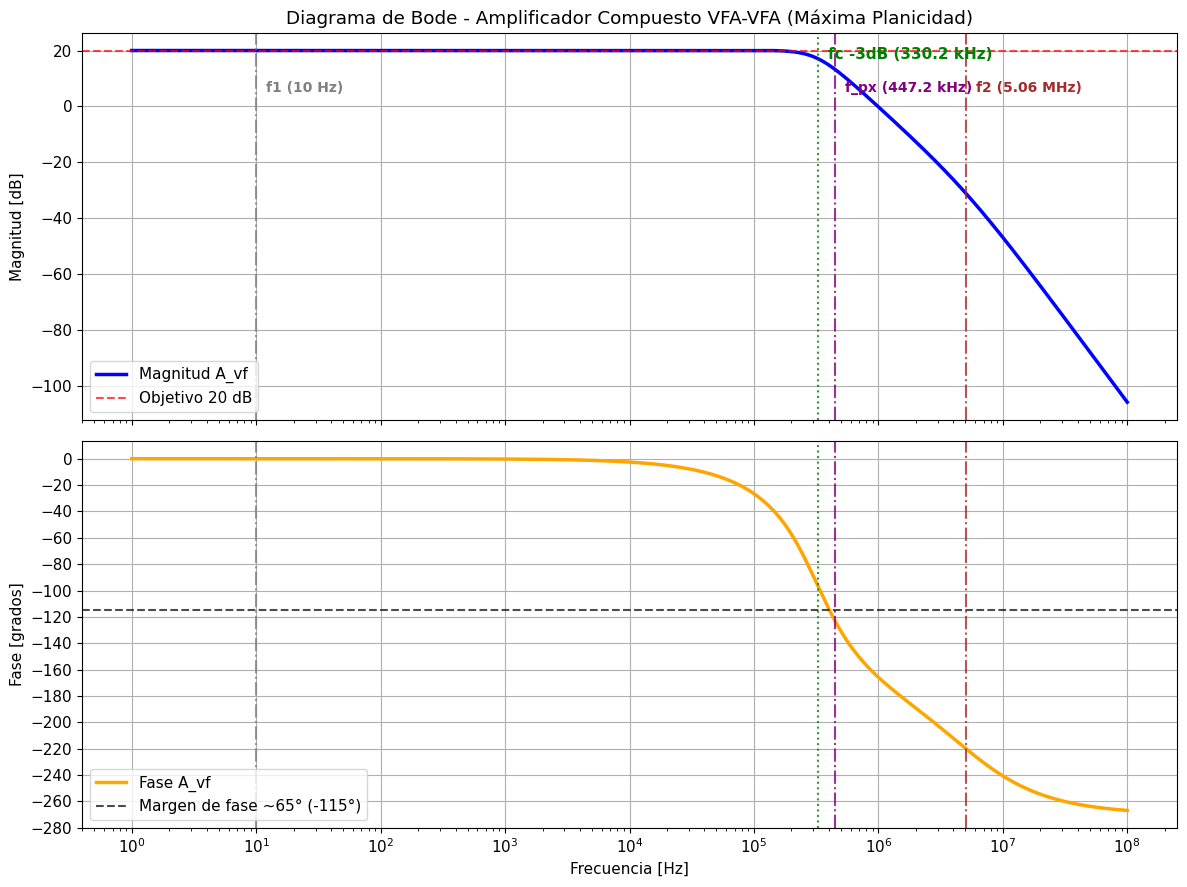
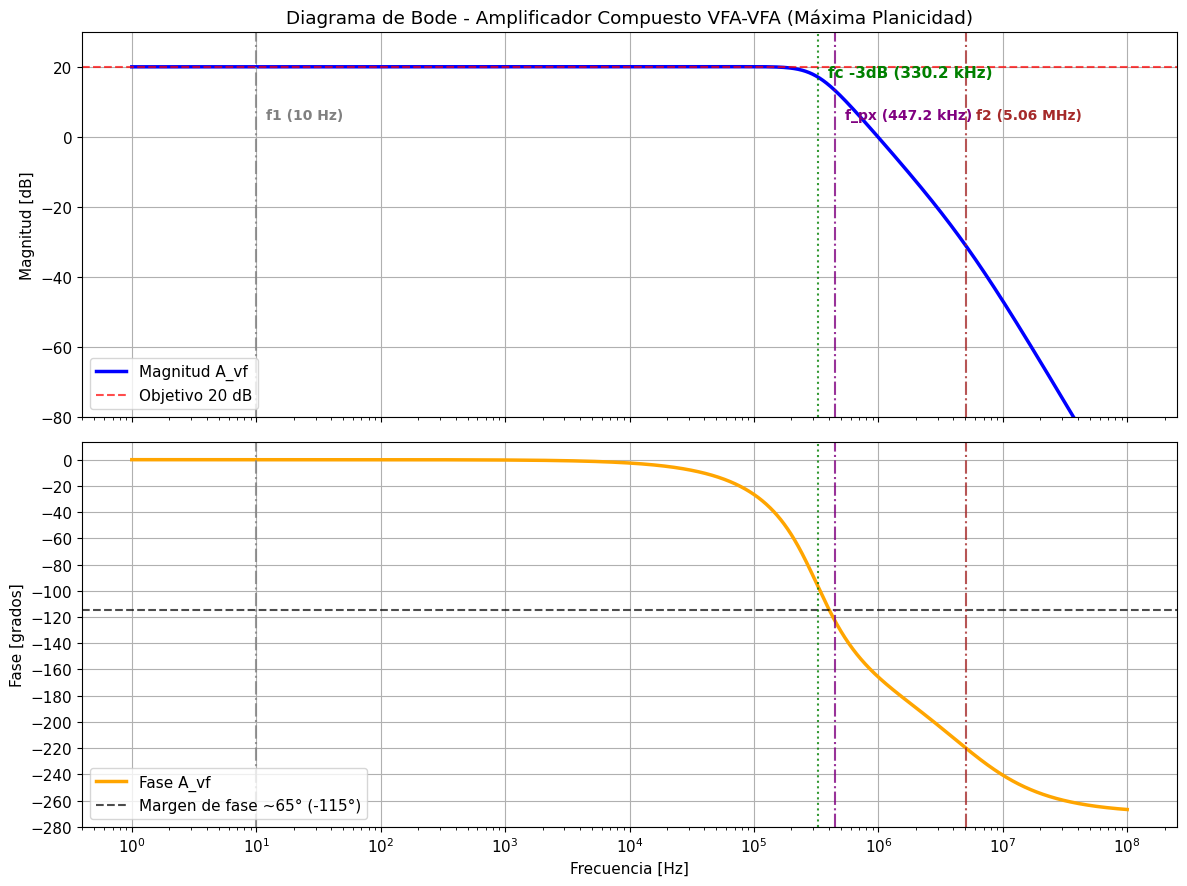
The change to this notebook cell's code, shown as a diff; its figure went from the first image to the second:
--- before
+++ after
@@ -20,4 +20,5 @@
 ax1.set_ylabel('Magnitud [dB]')
 ax1.axhline(20, color='red', linestyle='--', alpha=0.7, label='Objetivo 20 dB')
+ax1.set_ylim(-80, 30)
 
 # Marcadores para los polos y corte en Amplitud

Commit: actualización